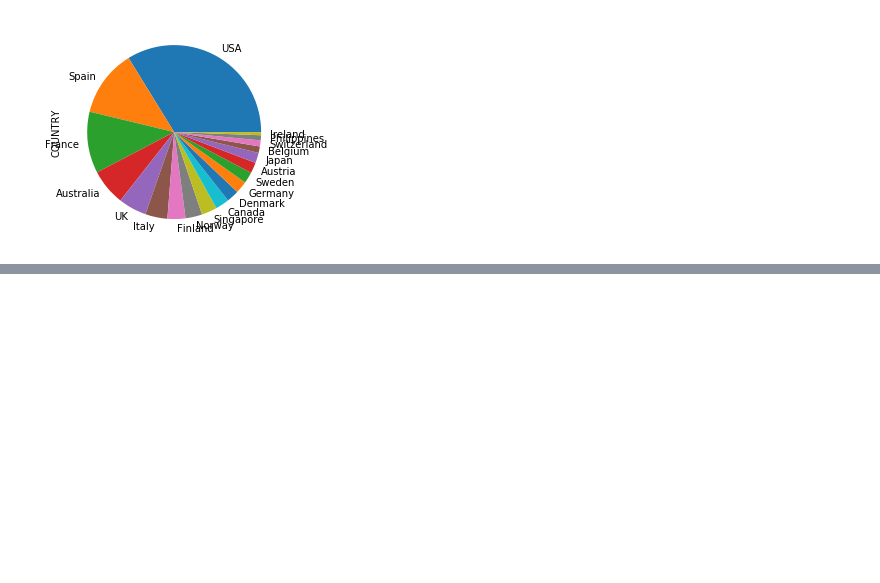
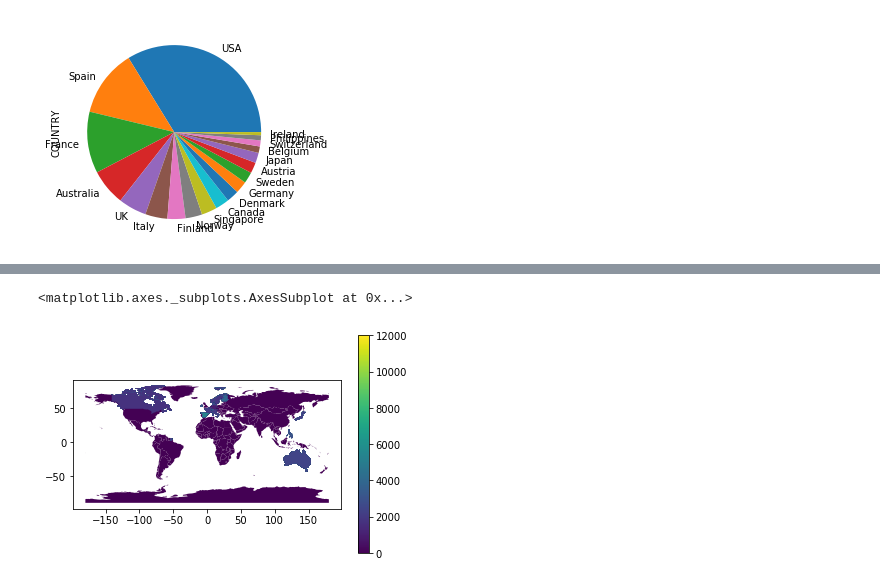
Before and after one commit to rootstrap/ml-training, a Jupyter notebook: data_cleaning.ipynb, the cells around one changed output, grey strips where cells are left out. Cells and saved outputs as stored; diff of their text form; code cells hidden in the pictures; blank space fills up the shorter version.

```diff
--- a/data_cleaning.ipynb
+++ b/data_cleaning.ipynb
@@ -170,0 +173,11 @@ df_normalized.to_csv('cleaned_data.csv', index=False)
+# %%
+merged_inner = pd.merge(left=world, right=df, left_on='name',right_on='COUNTRY', how='left')
+merged_inner['SALES'].fillna(-1, inplace=True)
+
+#TODO: set bounds to color -1 values with gray
+#bigger figure
+#bounds= [-1, 0, 2000, 4000,6000,8000,10000,12000]
+merged_inner.plot(column='SALES', legend=True)
+# %% [output]
+<matplotlib.axes._subplots.AxesSubplot at 0x...>
+[figure, added]
```
Also changed, not shown: parts of 10 cells of this notebook, 4 other files.
